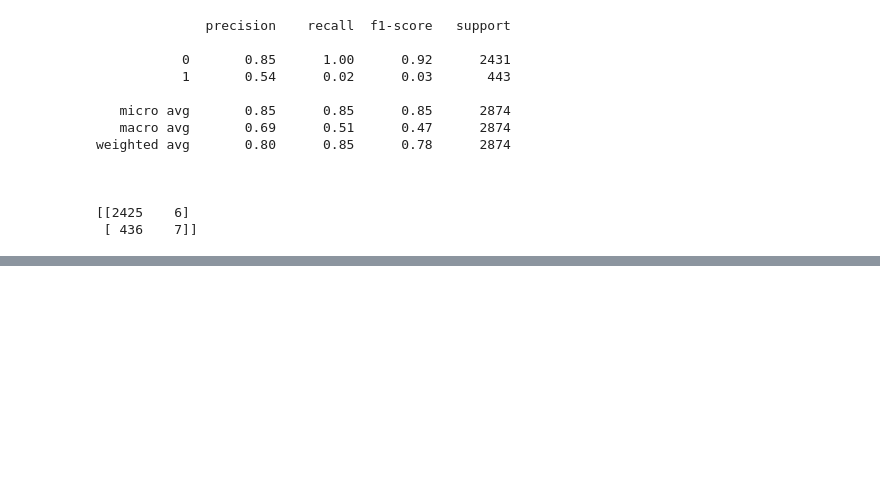
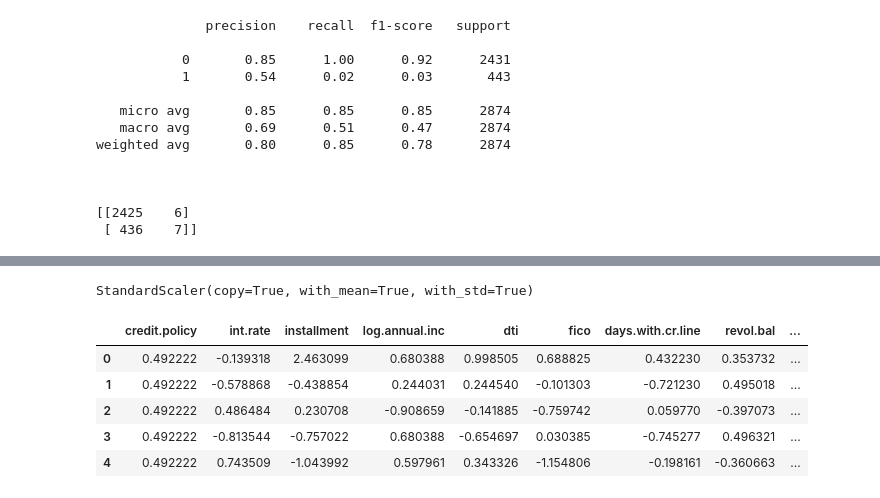
Before and after one commit to evan0322/TechNotes, a Jupyter notebook: Random Forest Practise.ipynb, the cells around one changed output, grey strips where cells are left out. Cells and saved outputs as stored; diff of their text form; code cells hidden in the pictures; blank space fills up the shorter version.

```diff
--- a/Random Forest Practise.ipynb
+++ b/Random Forest Practise.ipynb
@@ -230,0 +264,19 @@ weighted avg       0.80      0.85      0.78      2874
+# %%
+scaler = StandardScaler()
+# %%
+scaler.fit(knn_loans.drop('not.fully.paid',axis=1))
+# %% [output]
+StandardScaler(copy=True, with_mean=True, with_std=True)
+# %%
+scaled_features = scaler.transform(knn_loans.drop('not.fully.paid',axis=1))
+# %%
+knn_feat = pd.DataFrame(scaled_features,columns=knn_loans.columns[:-1])
+# %%
+knn_feat.head()
+# %% [output]
+|  | credit.policy | int.rate | installment | log.annual.inc | dti | fico | days.with.cr.line | revol.bal | ... |
+| 0 | 0.492222 | -0.139318 | 2.463099 | 0.680388 | 0.998505 | 0.688825 | 0.432230 | 0.353732 | ... |
+| 1 | 0.492222 | -0.578868 | -0.438854 | 0.244031 | 0.244540 | -0.101303 | -0.721230 | 0.495018 | ... |
+| 2 | 0.492222 | 0.486484 | 0.230708 | -0.908659 | -0.141885 | -0.759742 | 0.059770 | -0.397073 | ... |
+| 3 | 0.492222 | -0.813544 | -0.757022 | 0.680388 | -0.654697 | 0.030385 | -0.745277 | 0.496321 | ... |
+| 4 | 0.492222 | 0.743509 | -1.043992 | 0.597961 | 0.343326 | -1.154806 | -0.198161 | -0.360663 | ... |
```
Also changed, not shown: parts of 8 cells of this notebook.
